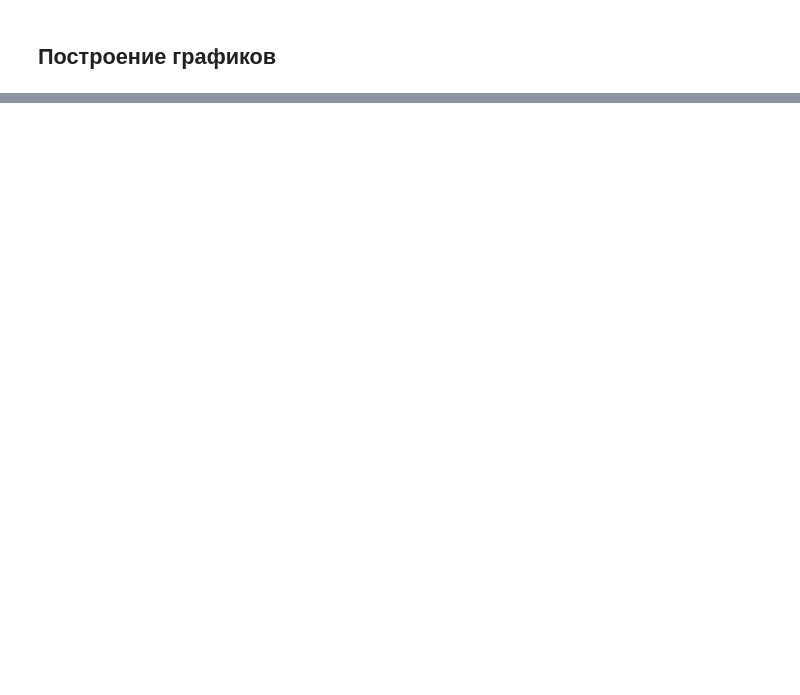
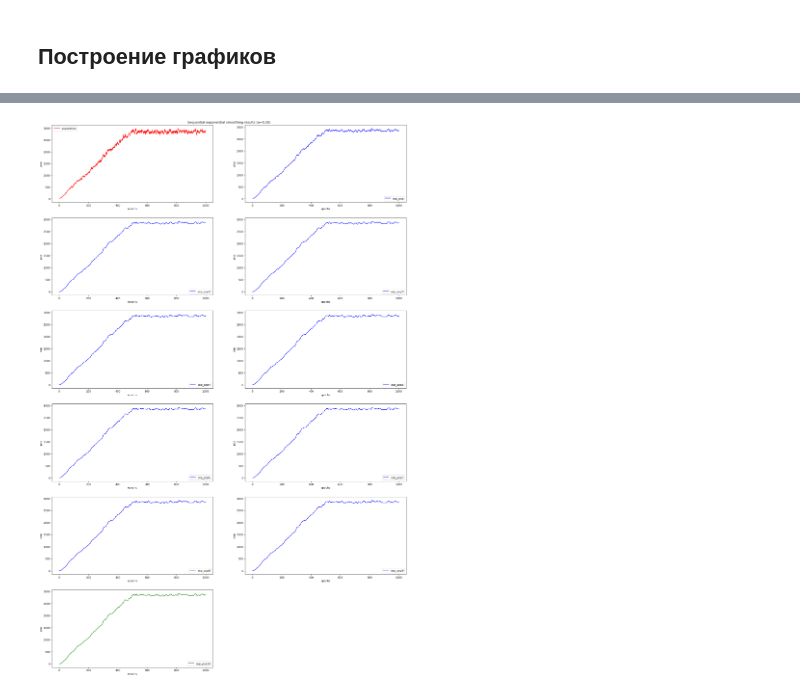
Before and after one commit to sokanaid/CourseProject2022BiologicalMath, a Jupyter notebook: data_smoothing.ipynb, the cells around one changed output, grey strips where cells are left out. Cells and saved outputs as stored; diff of their text form; code cells hidden in the pictures; blank space fills up the shorter version.

```diff
--- a/data_smoothing.ipynb
+++ b/data_smoothing.ipynb
@@ -78,0 +103,2 @@ print_smoothing(data)
+# %%
+data3 = read_files("/content/drive/MyDrive/sim_tables/smoothing/smoothingdd_0.1_death_r0.2_auto_stop_at_plateau__b_0.1TRUE_initial_pop_1_sd_b_0.2_sd_d_1")
@@ -78,0 +147,4 @@ print_smoothing(data)
+# %%
+print_smoothing(data3, x='epochs')
+# %% [output]
+[figure, added]
```
Also changed, not shown: parts of 11 cells of this notebook.
